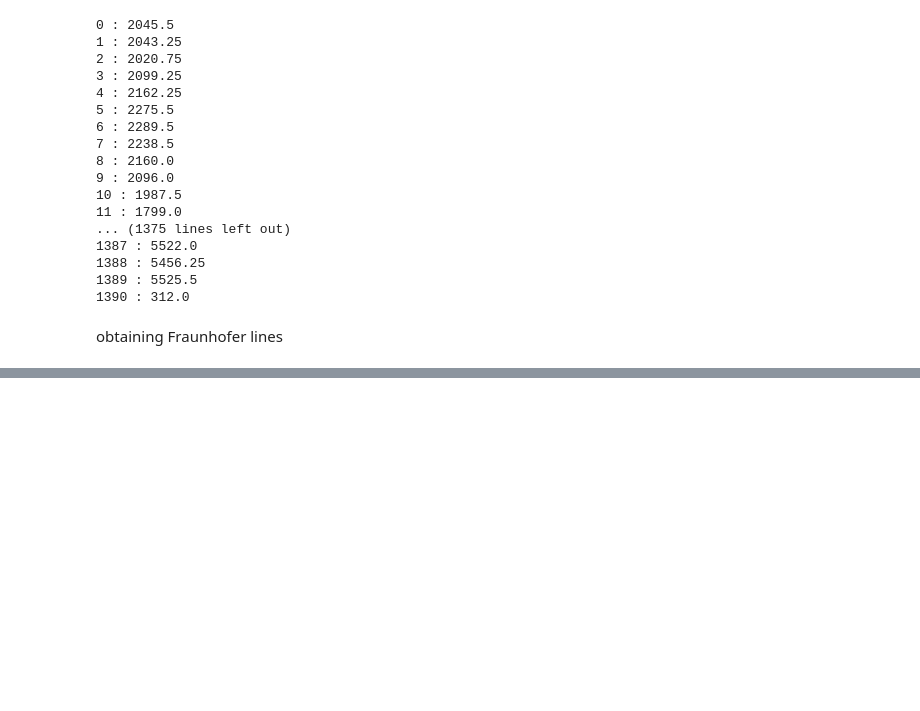
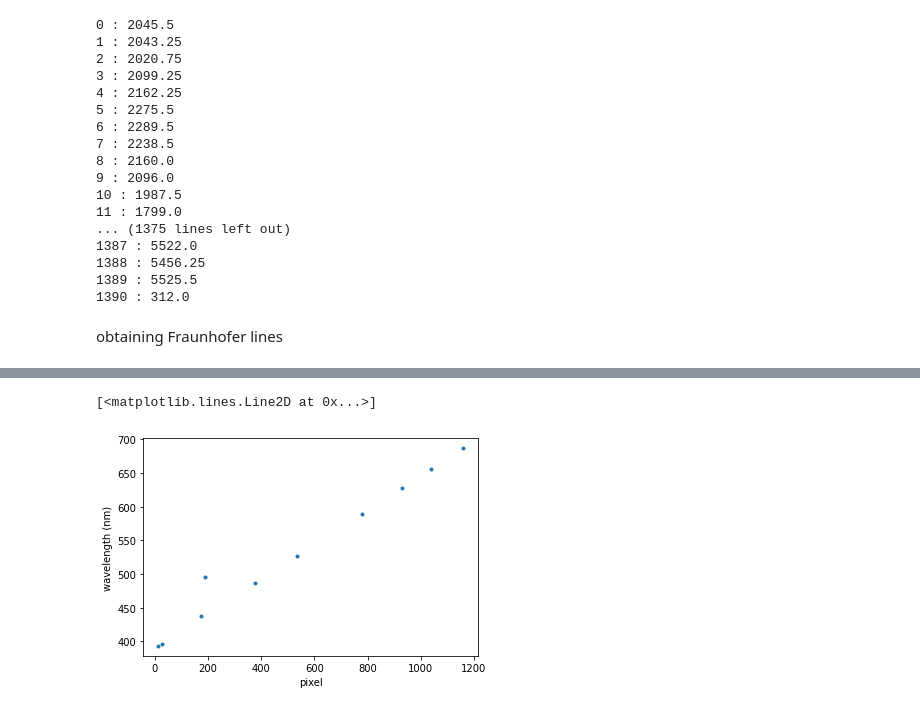
Before and after one commit to Yousousen/solar_physics, a Jupyter notebook: spectrum.ipynb, the cells around one changed output, grey strips where cells are left out. Cells and saved outputs as stored; diff of their text form; code cells hidden in the pictures; blank space fills up the shorter version.

```diff
--- a/spectrum.ipynb
+++ b/spectrum.ipynb
@@ -218,0 +225,7 @@ Index(['name', 'wavelength', 'pixel', 'intensity'], dtype='object')
+# %%
+plt.xlabel('pixel')
+plt.ylabel('wavelength (nm)')
+plt.plot(df_fl['pixel'], df_fl['wavelength'], '.')
+# %% [output]
+[<matplotlib.lines.Line2D at 0x...>]
+[figure, added]
```
Also changed, not shown: parts of 6 cells of this notebook, 1 other file.
